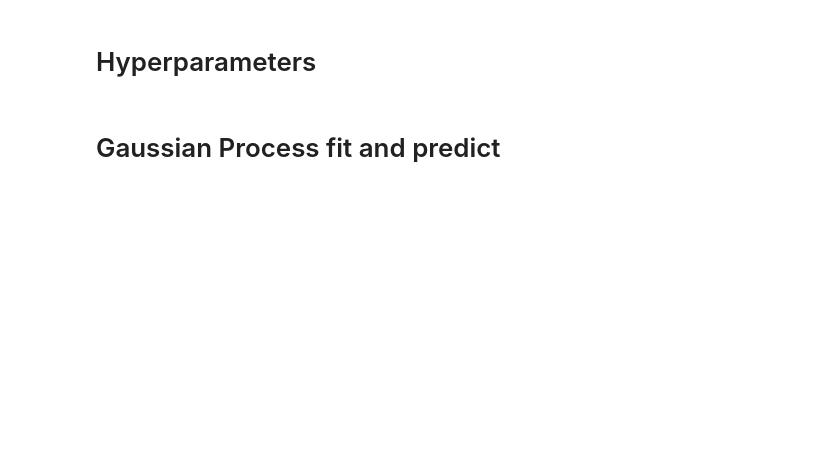
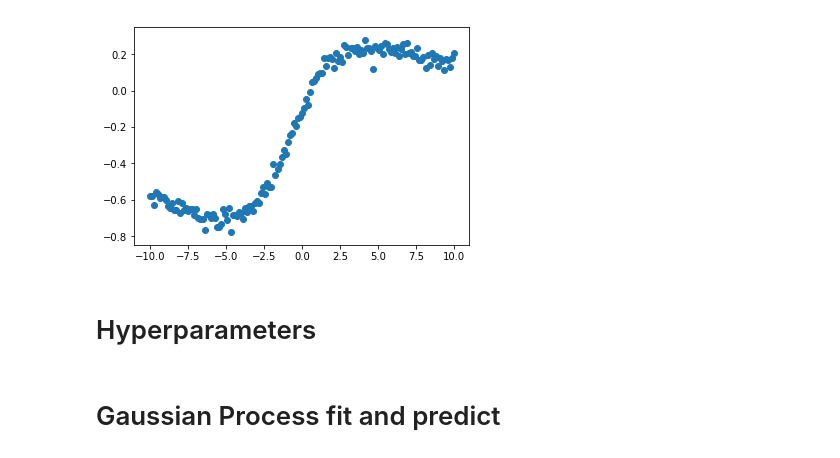
Before and after one commit to keyank/Multitask-Gaussian-Process-Regression, a Jupyter notebook: Adaptive Simulated data/Individual GP Models.ipynb, the cells around one changed output. Saved outputs shown, nothing was run; the diff lists cells and outputs as text; code cells hidden in the pictures; blank space fills up the shorter version.

Commit message:
Individual GPs added data

```diff
--- a/Adaptive Simulated data/Individual GP Models.ipynb
+++ b/Adaptive Simulated data/Individual GP Models.ipynb
@@ -16,7 +16,12 @@ from sklearn.metrics import mean_squared_error
 # %%
 loaded_data = pickle.load(open("adaptive_data2.pickle", 'rb'))
 X = loaded_data["X"]
 Y = loaded_data["Y"]
+
+plt.scatter(loaded_data["X"][:, 1], loaded_data["Y"])
+plt.show()
+# %% [output]
+[figure, added]
 # %%
 data = np.concatenate([X, Y.reshape((151, 1))], axis=1)
 np.random.shuffle(data)
```
Also changed, not shown: parts of 8 cells of this notebook, 5 other files.
